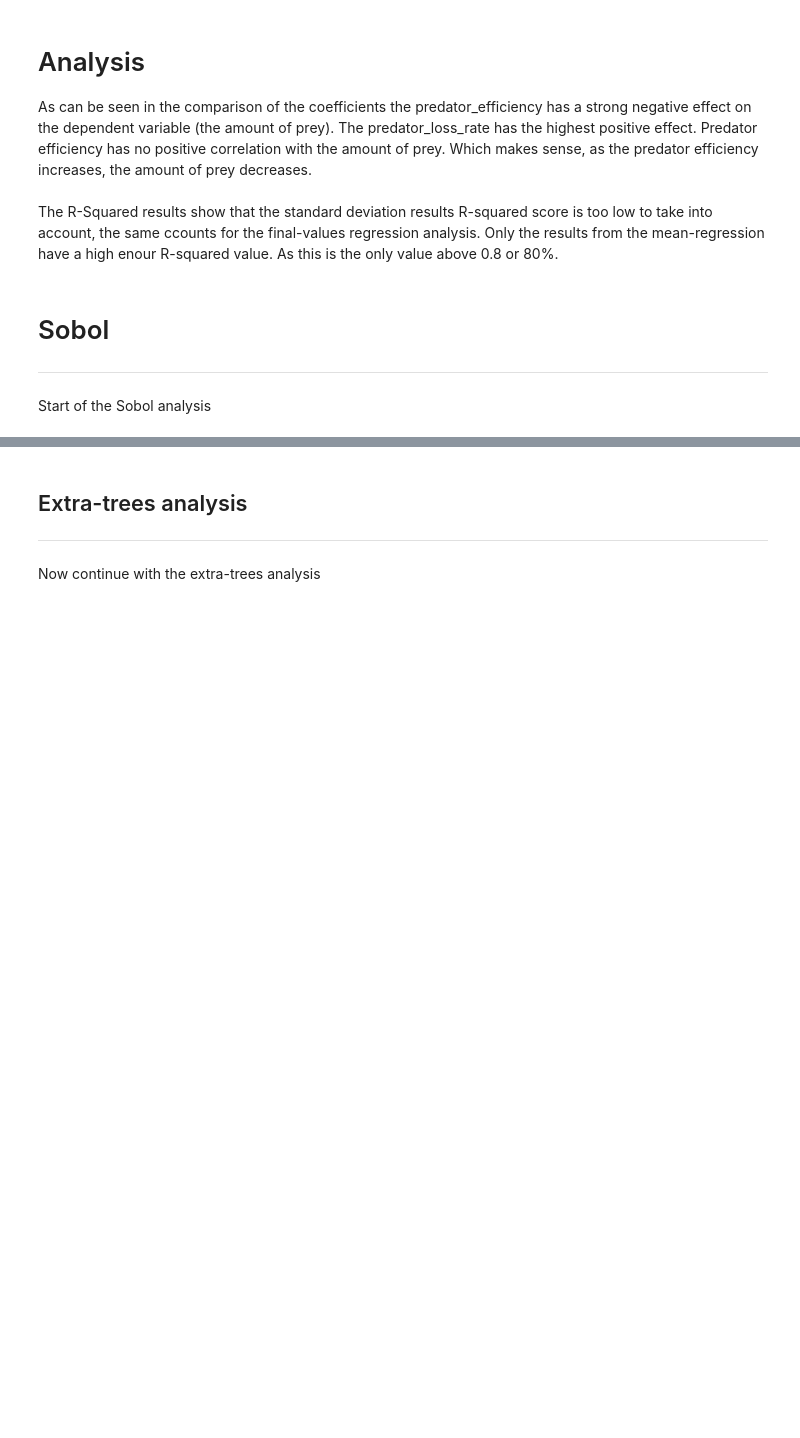
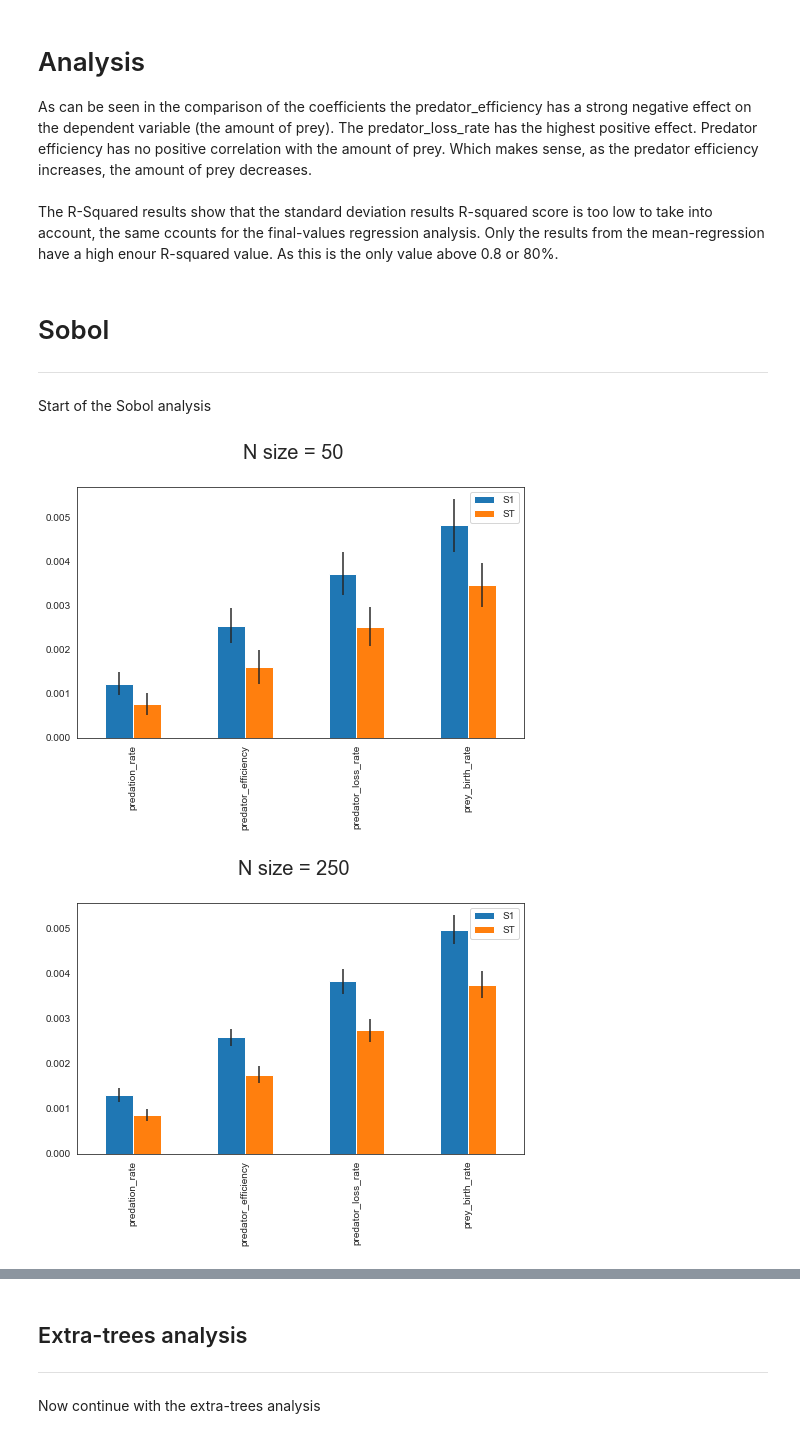
Before and after one commit to Lischip/FabiosDecisions, a Jupyter notebook: epa1361/Week 3-4 - vulnerability analysis/assignment 6 - working.ipynb, the cells around one changed output, grey strips where cells are left out. Saved outputs shown, nothing was run; the diff lists cells and outputs as text; code cells hidden in the pictures; blank space fills up the shorter version.

Commit message:
finished the analysis I think?
Sobol seems to give bad results? Is that the purpose of the model, or is something wrong idk? Could not find it

```diff
--- a/epa1361/Week 3-4 - vulnerability analysis/assignment 6 - working.ipynb
+++ b/epa1361/Week 3-4 - vulnerability analysis/assignment 6 - working.ipynb
@@ -275,11 +275,27 @@ The R-Squared results show that the standard deviation results R-squared score i
 ---
 Start of the Sobol analysis
 # %%
-with MultiprocessingEvaluator(py_model, n_processes=processes) as evaluator:
-    sa_experiments, sa_outcomes = perform_experiments(py_model, scenarios=1000 * (2 * 4 + 2), uncertainty_sampling=SOBOL)
+for N in [50, 250, 1000]:
+    with MultiprocessingEvaluator(py_model, n_processes=processes) as evaluator:
+        sa_experiments, sa_outcomes = perform_experiments(py_model, scenarios=N, uncertainty_sampling=SOBOL)
 
-problem = get_SALib_problem(py_model.uncertainties)
-Si = sobol.analyze(problem, sa_outcomes['prey'].ravel(), calc_second_order=True, print_to_console=False)
+    problem = get_SALib_problem(py_model.uncertainties)
+    Si = sobol.analyze(problem, sa_outcomes['prey'].ravel(), calc_second_order=True, print_to_console=False)
 
-scores_filtered = {k:Si[k] for k in ['ST','ST_conf','S1','S1_conf']}
-Si_df = pd.DataFrame(scores_filtered, index=problem['names'])
+    scores_filtered = {k:Si[k] for k in ['ST','ST_conf','S1','S1_conf']}
+    Si_df = pd.DataFrame(scores_filtered, index=problem['names'])
+    sns.set_style('white')
+    fig, ax = plt.subplots(1)
+
+    indices = Si_df[['S1','ST']]
+    err = Si_df[['S1_conf','ST_conf']]
+
+    indices.plot.bar(yerr=err.values.T,ax=ax)
+    name = 'N size = ' + str(N)
+    fig.suptitle(name, fontsize=20)
+    fig.set_size_inches(8,6)
+    fig.subplots_adjust(bottom=0.3)
+    plt.show()
+# %% [output]
+[figure, added]
+[figure, added]
```
Also changed, not shown: parts of 11 cells of this notebook.
